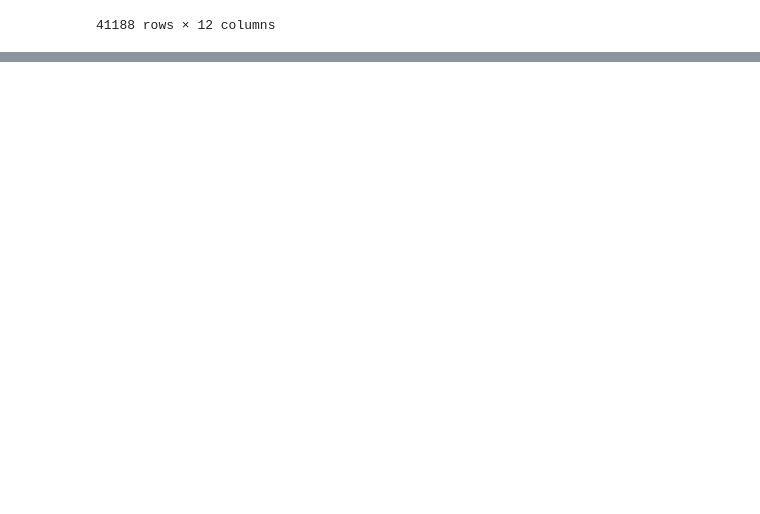
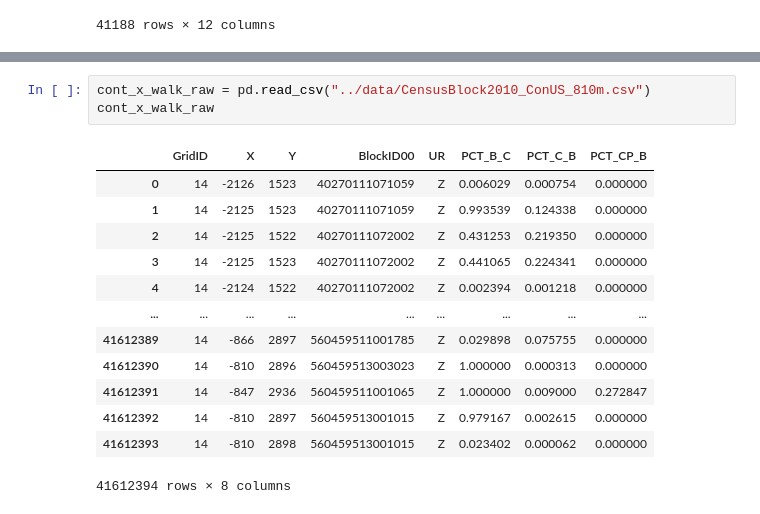
Before and after one commit to jasondamico/d3-visualizations, a Jupyter notebook: propublica_hotspots/python/cleaning.ipynb, the cells around one changed output, grey strips where cells are left out. Cells and saved outputs as stored; diff of their text form; blank space fills up the shorter version.

```diff
--- a/propublica_hotspots/python/cleaning.ipynb
+++ b/propublica_hotspots/python/cleaning.ipynb
@@ -328,0 +348,17 @@ pollution_gridspace_df
+# %%
+cont_x_walk_raw = pd.read_csv("../data/CensusBlock2010_ConUS_810m.csv")
+cont_x_walk_raw
+# %% [output]
+|  | GridID | X | Y | BlockID00 | UR | PCT_B_C | PCT_C_B | PCT_CP_B |
+| 0 | 14 | -2126 | 1523 | 40270111071059 | Z | 0.006029 | 0.000754 | 0.000000 |
+| 1 | 14 | -2125 | 1523 | 40270111071059 | Z | 0.993539 | 0.124338 | 0.000000 |
+| 2 | 14 | -2125 | 1522 | 40270111072002 | Z | 0.431253 | 0.219350 | 0.000000 |
+| 3 | 14 | -2125 | 1523 | 40270111072002 | Z | 0.441065 | 0.224341 | 0.000000 |
+| 4 | 14 | -2124 | 1522 | 40270111072002 | Z | 0.002394 | 0.001218 | 0.000000 |
+| ... | ... | ... | ... | ... | ... | ... | ... | ... |
+| 41612389 | 14 | -866 | 2897 | 560459511001785 | Z | 0.029898 | 0.075755 | 0.000000 |
+| 41612390 | 14 | -810 | 2896 | 560459513003023 | Z | 1.000000 | 0.000313 | 0.000000 |
+| 41612391 | 14 | -847 | 2936 | 560459511001065 | Z | 1.000000 | 0.009000 | 0.272847 |
+| 41612392 | 14 | -810 | 2897 | 560459513001015 | Z | 0.979167 | 0.002615 | 0.000000 |
+| 41612393 | 14 | -810 | 2898 | 560459513001015 | Z | 0.023402 | 0.000062 | 0.000000 |
+41612394 rows × 8 columns
```
Also changed, not shown: parts of 4 cells of this notebook.
